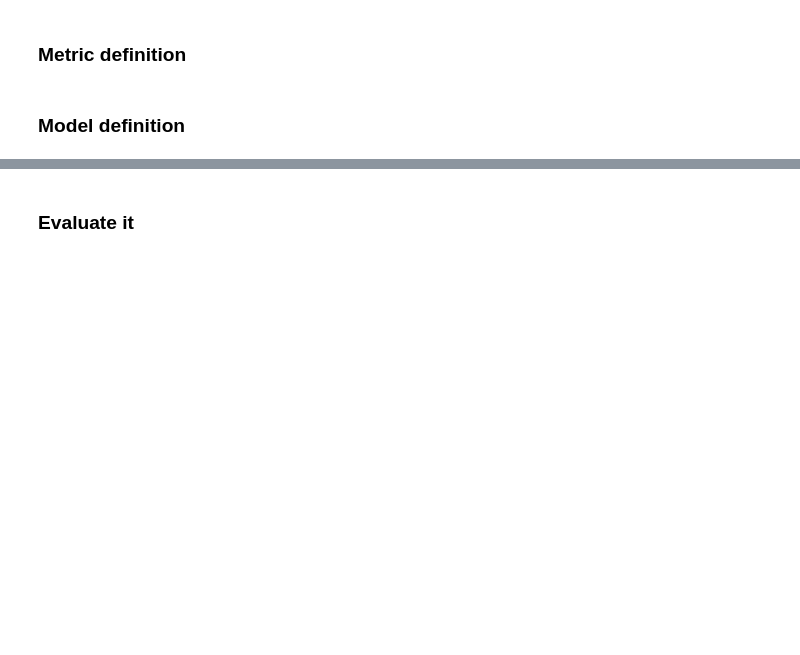
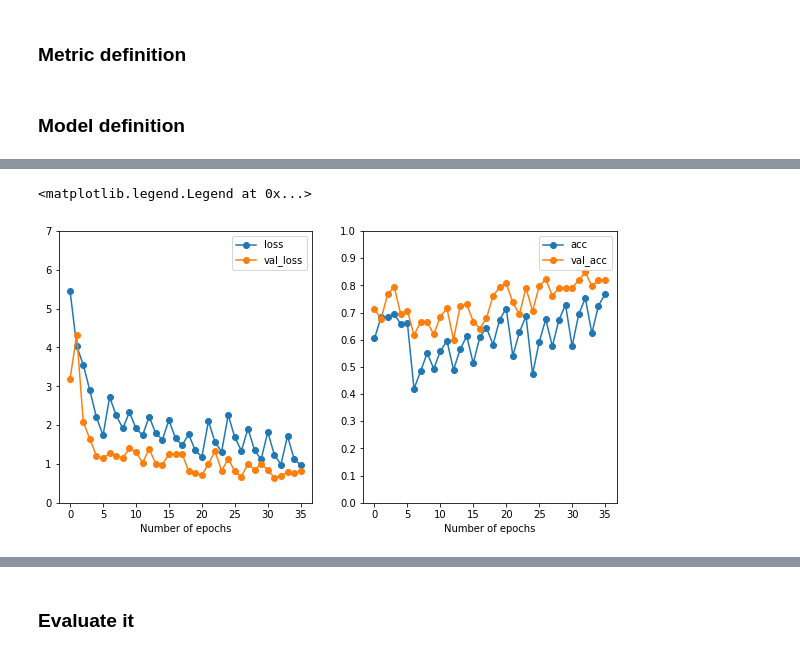
Before and after one commit to GuillaumeMougeot/DogFaceNet, a Jupyter notebook: dogfacenet/dogfacenet_v7-dev.ipynb, the cells around one changed output, grey strips where cells are left out. Cells and saved outputs as stored; diff of their text form; code cells hidden in the pictures; blank space fills up the shorter version.

Commit message:
Try different models and add history files to git project

```diff
--- a/dogfacenet/dogfacenet_v7-dev.ipynb
+++ b/dogfacenet/dogfacenet_v7-dev.ipynb
@@ -460,3 +876,27 @@ model.save(PATH_MODEL + '2019.02.27.dogfacenet_v11.hard_triplet_trained.data_aug
+# %%
+history_ = np.load(PATH_SAVE+'2018.02.28.dogfacenet_v12.hard_triplet.data_aug.0.a_0.2.npy')
+# %%
+loss,val_loss,acc,val_acc = history_
+
+epochs = np.arange(len(loss))
+fig = plt.figure(figsize=(10,5))
+
+plt.subplot(1,2,1)
+plt.plot(epochs,loss, '-o', label="loss")
+plt.plot(epochs,val_loss, '-o', label="val_loss")
+plt.xlabel("Number of epochs")
+plt.yticks(np.arange(0,8,1))
+plt.legend()
+
+plt.subplot(1,2,2)
+plt.plot(epochs,acc, '-o', label="acc")
+plt.plot(epochs,val_acc, '-o', label="val_acc")
+plt.xlabel("Number of epochs")
+plt.yticks(np.arange(0,1.1,0.1))
+plt.legend()
+# %% [output]
+<matplotlib.legend.Legend at 0x...>
+[figure, added]
 # %%
 
 loss = np.empty(0)
```
Also changed, not shown: parts of 25 cells of this notebook, 58 other files.
